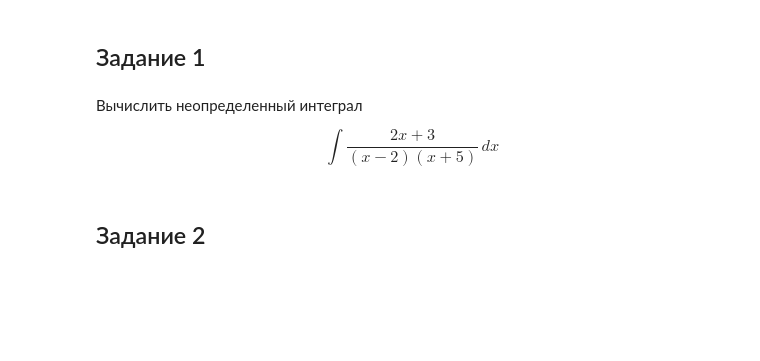
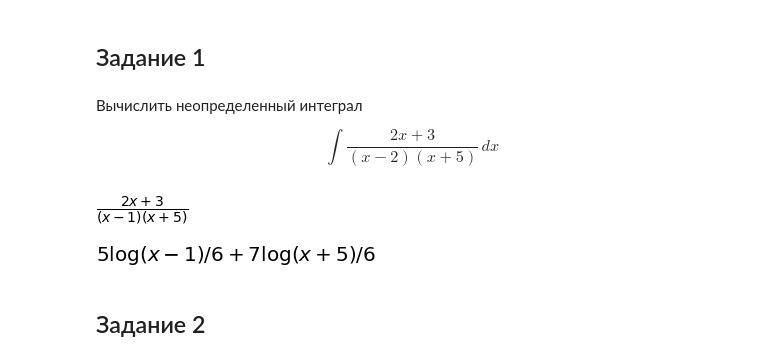
Before and after one commit to vit050587/Mathematical-analysis, a Jupyter notebook: Homework.ipynb, the cells around one changed output. Saved outputs shown, nothing was run; the diff lists cells and outputs as text; code cells hidden in the pictures; blank space fills up the shorter version.

```diff
--- a/Homework.ipynb
+++ b/Homework.ipynb
@@ -784,6 +784,16 @@ f(x)=g(x)
 Вычислить неопределенный интеграл
 
 $$\int \frac{2x+3}{(x-2)(x+5)}\,dx$$
+# %%
+x=Symbol('x')
+f = (2 * x + 3) / ((x - 1) * (x + 5))
+f
+# %% [output]
+[figure, added]
+# %%
+integrate(f, x)
+# %% [output]
+[figure, added]
 # %% [markdown]
 ## Задание 2
 # %% [markdown]
```
Also changed, not shown: parts of 13 cells of this notebook.
